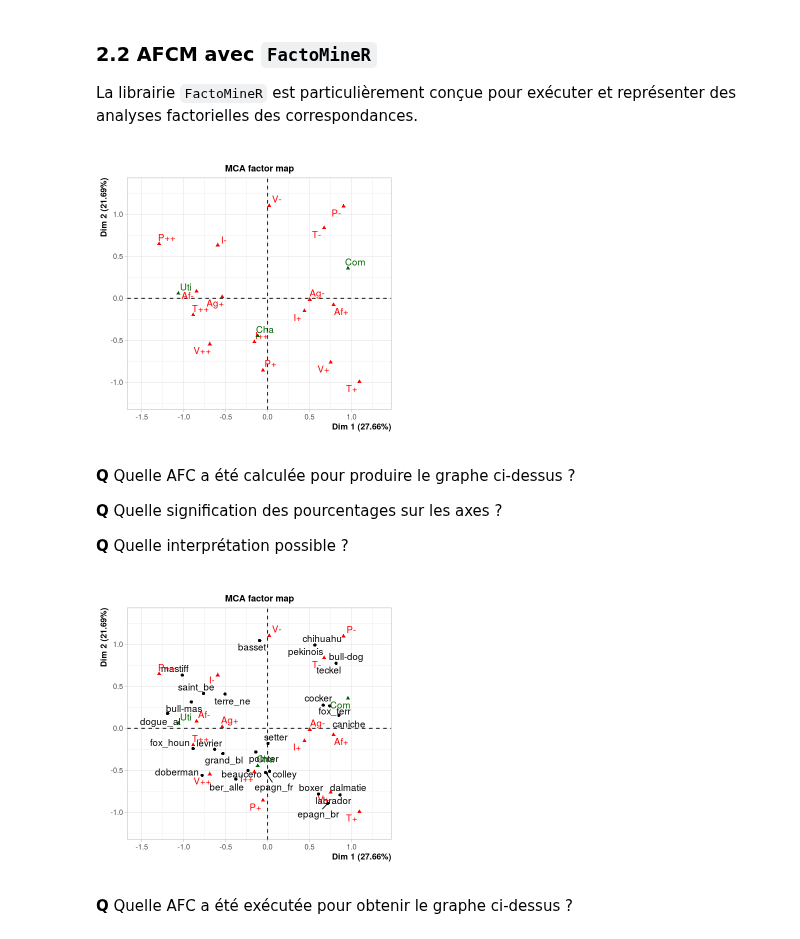
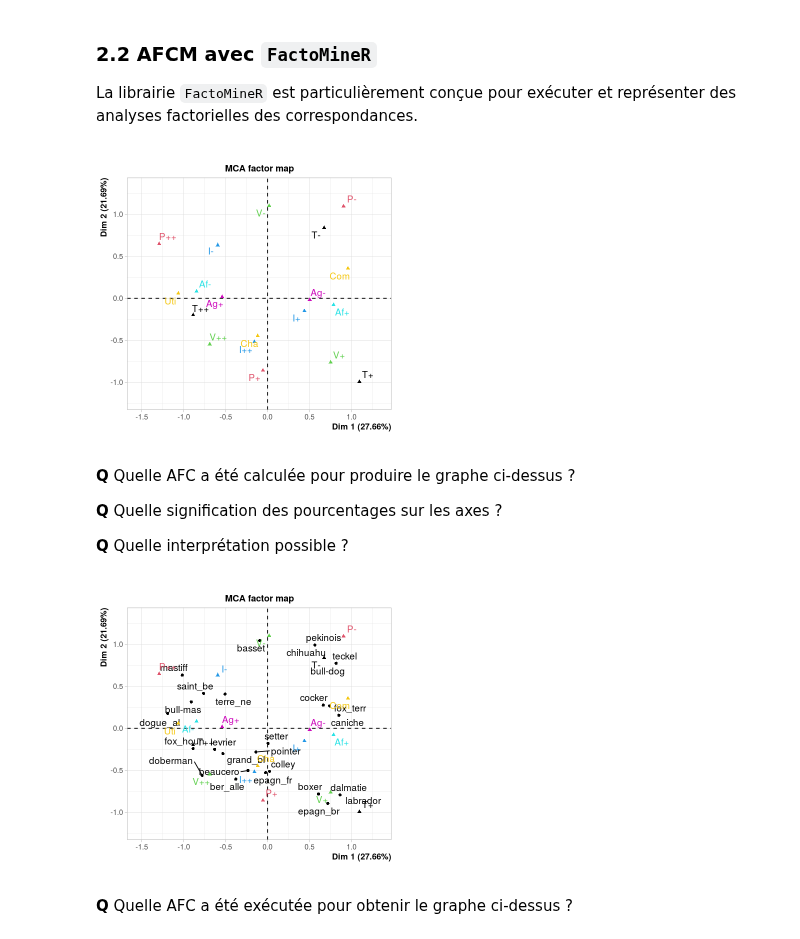
Before and after one commit to wikistat/Exploration, a Jupyter notebook: TutosRudim/Cal4-R-AFCtoAFCM.ipynb, the cells around one changed output. Cells and saved outputs as stored; diff of their text form; code cells hidden in the pictures.

Commit message:
AFCM update

```diff
--- a/TutosRudim/Cal4-R-AFCtoAFCM.ipynb
+++ b/TutosRudim/Cal4-R-AFCtoAFCM.ipynb
@@ -170,9 +174,10 @@ library(FactoMineR)
 # afcm avec la fonction des chiens en supplémentaire
 afcm <- MCA(chiens, quali.sup = 7, graph = F)
 options(repr.plot.width = 5, repr.plot.height = 5)
-plot(afcm, invisible = "ind")
+# plot(afcm, invisible = "ind")  # with a version of R < 4.0
+plot(afcm, invisible = "ind", habillage = "quali")  # with a recent version of R >= 4.0
 # %% [output]
-[figure, old version]
+[figure, new version]
 # %% [markdown]
 **Q** Quelle AFC a été calculée pour produire le graphe ci-dessus ?
 
@@ -180,9 +185,9 @@ plot(afcm, invisible = "ind")
 
 **Q** Quelle interprétation possible ?
 # %%
-plot(afcm, choix = "ind")
+plot(afcm, choix = "ind", habillage = "quali")
 # %% [output]
-[figure, old version]
+[figure, new version]
 # %% [markdown]
 **Q** Quelle AFC a été exécutée pour obtenir le graphe ci-dessus ?
 # %% [markdown]
```
Also changed, not shown: parts of 10 cells of this notebook.
